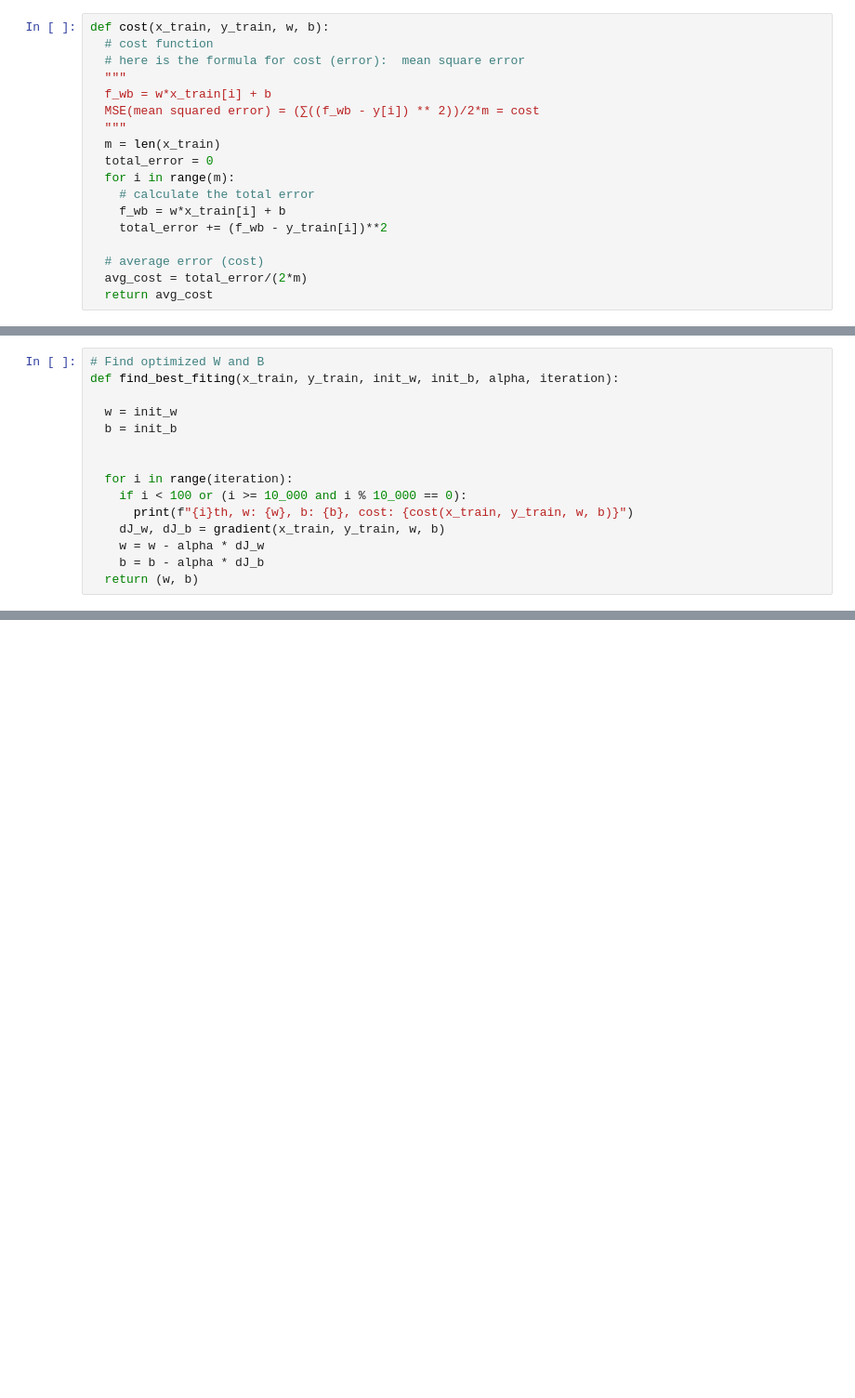
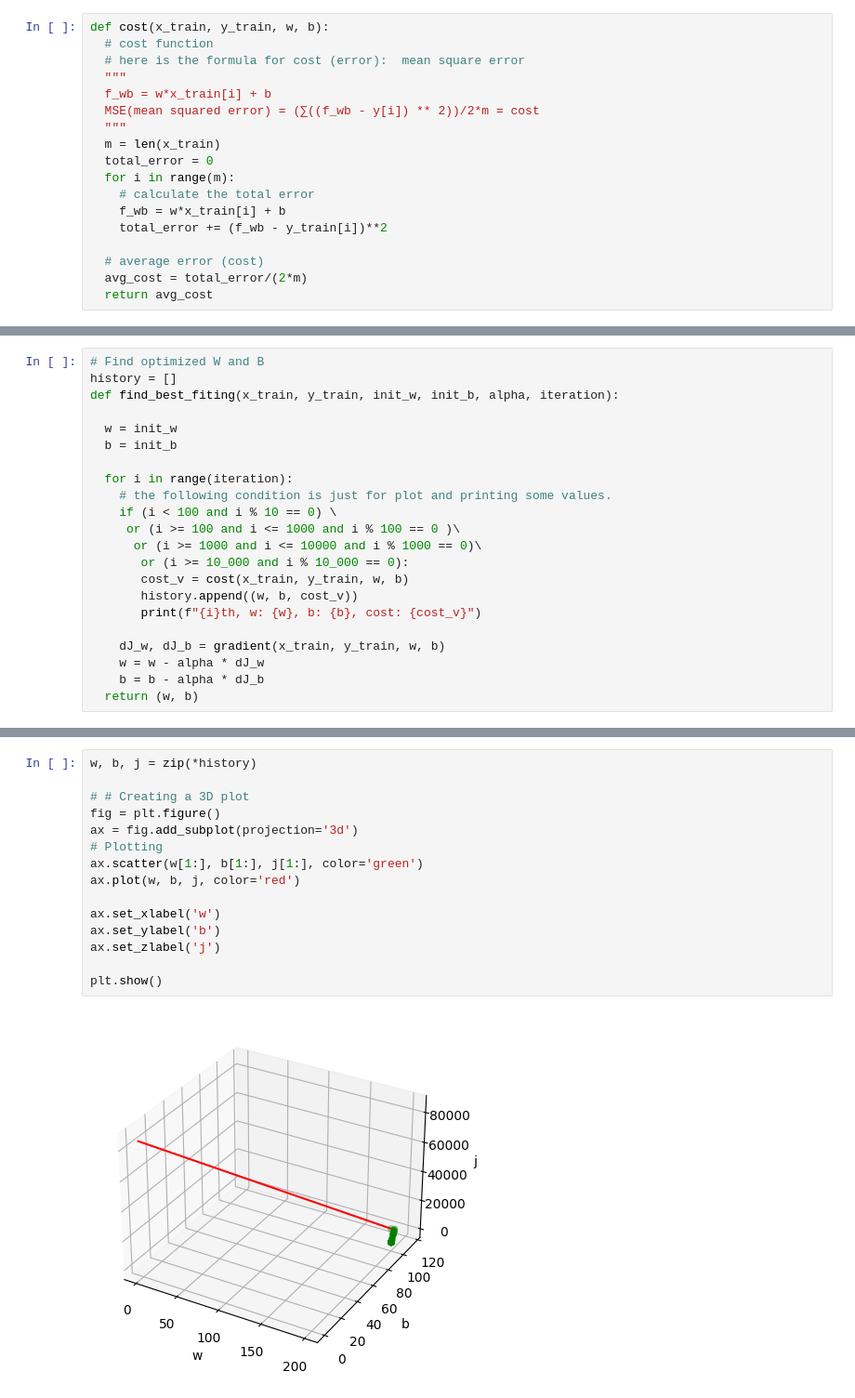
Before and after one commit to wubeshetA/ML, a Jupyter notebook: supervised_learning/Linear_Regression.ipynb, the cells around one changed output, grey strips where cells are left out. Shown: that part at 93% size. Saved outputs shown, nothing was run; the diff lists cells and outputs as text; blank space fills up the shorter version.

```diff
--- a/supervised_learning/Linear_Regression.ipynb
+++ b/supervised_learning/Linear_Regression.ipynb
@@ -87,15 +81,22 @@ def gradient(x_train, y_train,w, b):
   return (dJ_w, dJ_b)
 # %%
 # Find optimized W and B
+history = []
 def find_best_fiting(x_train, y_train, init_w, init_b, alpha, iteration):
 
   w = init_w
   b = init_b
 
+  for i in range(iteration):
+    # the following condition is just for plot and printing some values.
+    if (i < 100 and i % 10 == 0) \
+     or (i >= 100 and i <= 1000 and i % 100 == 0 )\
+      or (i >= 1000 and i <= 10000 and i % 1000 == 0)\
+       or (i >= 10_000 and i % 10_000 == 0):
+       cost_v = cost(x_train, y_train, w, b)
+       history.append((w, b, cost_v))
+       print(f"{i}th, w: {w}, b: {b}, cost: {cost_v}")
 
-  for i in range(iteration):
-    if i < 100 or (i >= 10_000 and i % 10_000 == 0):
-      print(f"{i}th, w: {w}, b: {b}, cost: {cost(x_train, y_train, w, b)}")
     dJ_w, dJ_b = gradient(x_train, y_train, w, b)
     w = w - alpha * dJ_w
     b = b - alpha * dJ_b
@@ -127,0 +129,17 @@ w, b = find_best_fiting(x_train, y_train, init_w, init_b, alpha, iteration)
+# %%
+w, b, j = zip(*history)
+
+# # Creating a 3D plot
+fig = plt.figure()
+ax = fig.add_subplot(projection='3d')
+# Plotting
+ax.scatter(w[1:], b[1:], j[1:], color='green')
+ax.plot(w, b, j, color='red')
+
+ax.set_xlabel('w')
+ax.set_ylabel('b')
+ax.set_zlabel('j')
+
+plt.show()
+# %% [output]
+[figure, added]
```
Also changed, not shown: parts of 15 cells of this notebook.
